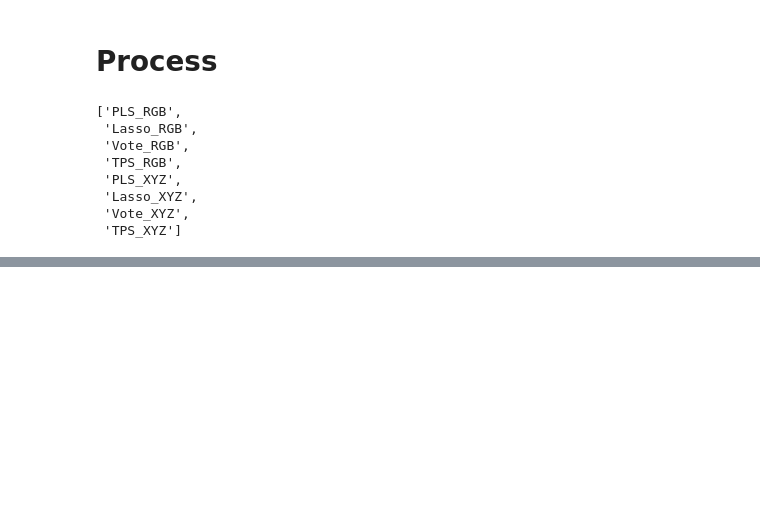
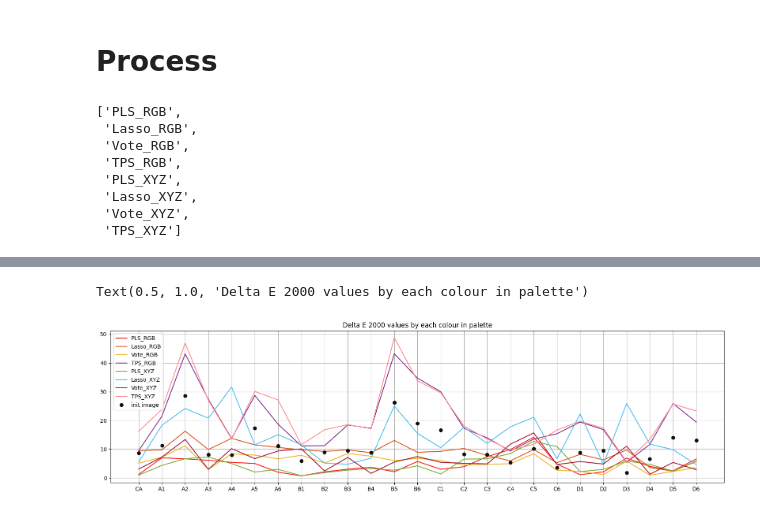
Before and after one commit to slendersold/colour_project, a Jupyter notebook: RegressorExps.ipynb, the cells around one changed output, grey strips where cells are left out. Cells and saved outputs as stored; diff of their text form; code cells hidden in the pictures; blank space fills up the shorter version.

```diff
--- a/RegressorExps.ipynb
+++ b/RegressorExps.ipynb
@@ -230,0 +228,21 @@ Clipping input data to the valid range for imshow with RGB data ([0..1] for floa
+# %%
+circle_names = ['CA',
+                'A1','A2','A3','A4','A5','A6',
+                'B1','B2','B3','B4','B5','B6',
+                'C1','C2','C3','C4','C5','C6',
+                'D1','D2','D3','D4','D5','D6']
+plot_colors = ['#FC1515','#D95319','#EDB120','#7E2F8E','#77AC30','#4DBEEE','#A2142F','#FF8A8E','#0F0F0F']
+plot_form = ["k","k","k","k","k","k","k","k","o"]
+# %%
+plt.rcParams["figure.figsize"] = (20, 5)
+for i, v in enumerate(list(De.values())):
+    plt.plot(circle_names,
+             v,
+             plot_form[i],
+             color = plot_colors[i])
+    plt.legend(list(De.keys()))
+plt.grid(True)
+plt.title("Delta E 2000 values by each colour in palette")
+# %% [output]
+Text(0.5, 1.0, 'Delta E 2000 values by each colour in palette')
+[figure, added]
```
Also changed, not shown: parts of 3 cells of this notebook, 1 other file.
